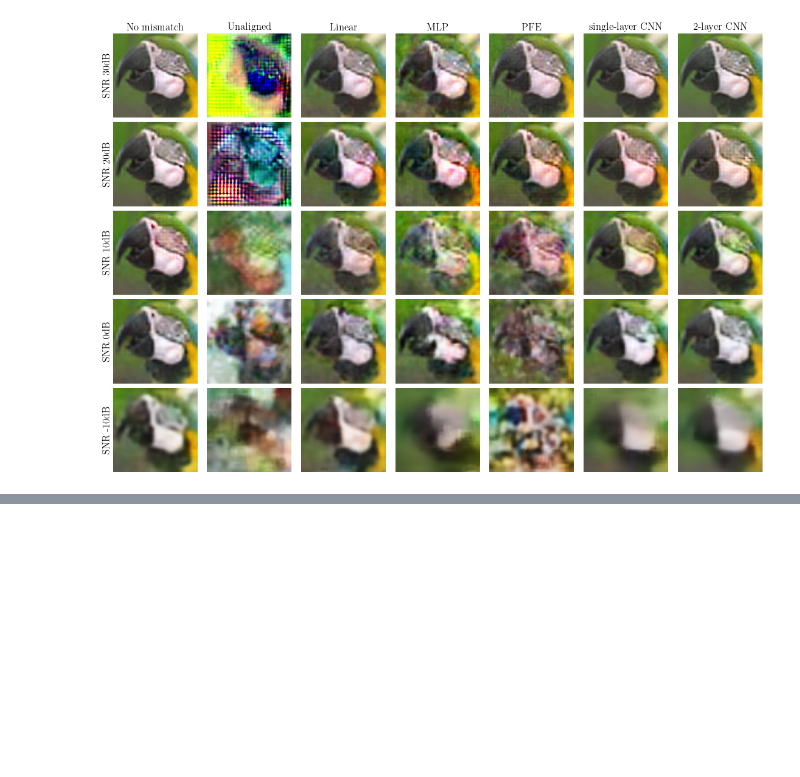
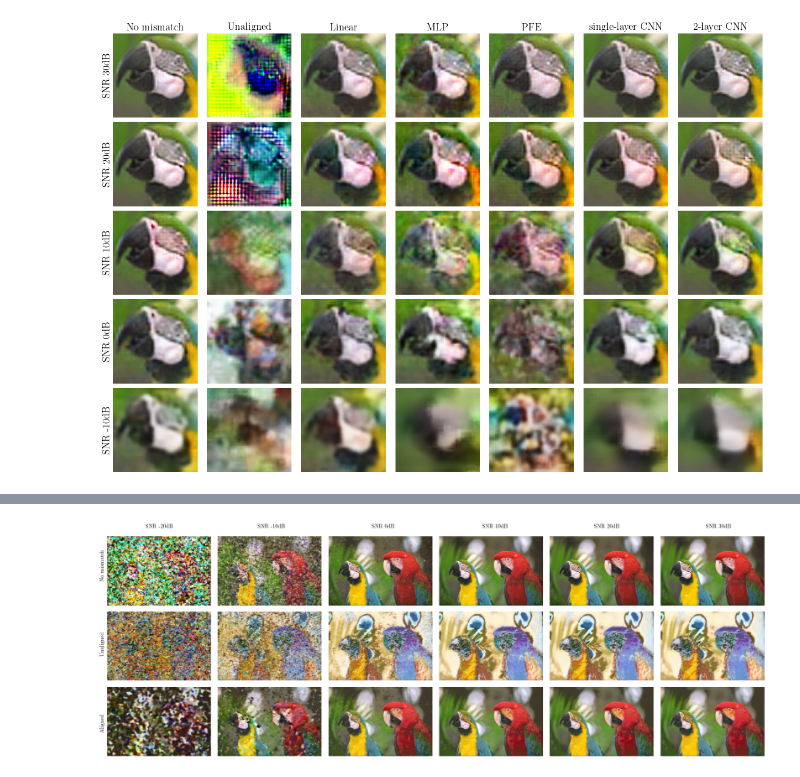
Before and after one commit to LorenzoPannacci/DJSCC-Semantic-Equalization, a Jupyter notebook: alignment/plot_on_image.ipynb, the cells around one changed output, grey strips where cells are left out. Cells and saved outputs as stored; diff of their text form; code cells hidden in the pictures; blank space fills up the shorter version.

Commit message:
redone highres comparison image

```diff
--- a/alignment/plot_on_image.ipynb
+++ b/alignment/plot_on_image.ipynb
@@ -199,3 +199,87 @@ Plots saved as:
   PDF: output/methods_vs_snr_on_image.pdf
   PNG: output/methods_vs_snr_on_image.png
 [figure]
+# %%
+%cd ..
+
+import torch
+import torchvision
+import torchvision.transforms as transforms
+import matplotlib.pyplot as plt
+import numpy as np
+import os
+from PIL import Image
+
+plt.rcParams.update({
+    "font.family": "serif",
+    "font.serif": ["Times New Roman"],
+    "text.usetex": True,
+    'font.size': 12,
+})
+
+# Set parameters
+num_rows = 3
+num_cols = 6
+batch_size = num_rows * num_cols
+
+# Load CIFAR-10
+transform = transforms.ToTensor()
+
+# Class names and custom headers
+row_titles = ["No mismatch", "Unaligned", "Aligned"]
+row_path = ["no_mismatch", "unaligned", "aligned"]
+col_titles = ["SNR -20dB", "SNR -10dB", "SNR 0dB", "SNR 10dB", "SNR 20dB", "SNR 30dB"]
+col_path = ["-20", "-10", "0", "10", "20", "30"]
+
+# Create grid
+fig, axes = plt.subplots(num_rows, num_cols, figsize=(17, 6))
+
+for i in range(num_rows):
+    for j in range(num_cols):
+        image_path = f"alignment/models/plots/giugno/images/{row_path[i]}_{col_path[j]}.png"
+
+        idx = i * num_cols + j
+        img = Image.open(image_path).convert('RGB')
+        ax = axes[i, j]
+
+        ax.imshow(img)
+        ax.axis('off')
+        #ax.set_title(class_names[label], fontsize=8)
+
+# Add column titles
+for j, title in enumerate(col_titles):
+    fig.text(
+        0.088 + j / num_cols, 1,  # x, y position in figure coords
+        title,
+        ha='center',
+        fontsize=10,
+        fontweight='bold'
+    )
+
+# Add row titles
+for i, title in enumerate(row_titles):
+    fig.text(
+        0, 0.84 - i / num_rows,  # x, y position in figure coords
+        title,
+        va='center',
+        fontsize=10,
+        fontweight='bold',
+        rotation='vertical'
+    )
+
+plt.tight_layout()
+
+filename = f"high_res_comparison"
+
+pdf_path = os.path.join('output', f"{filename}.pdf")
+png_path = os.path.join('output', f"{filename}.png")
+
+plt.savefig(pdf_path, format='pdf', dpi=300, bbox_inches='tight')
+plt.savefig(png_path, format='png', dpi=300, bbox_inches='tight')
+
+print(f"Plots saved as:")
+print(f"  PDF: {pdf_path}")
+print(f"  PNG: {png_path}")
+
+plt.show()
+# %% [output]
@@ -201,0 +288 @@ Plots saved as:
+[figure, added]
```
Also changed, not shown: parts of 1 cell of this notebook.
